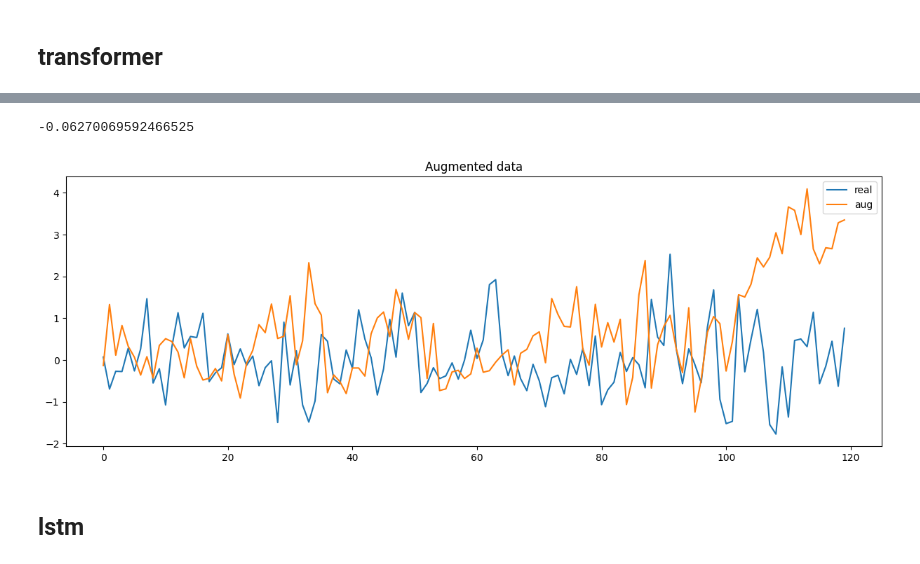
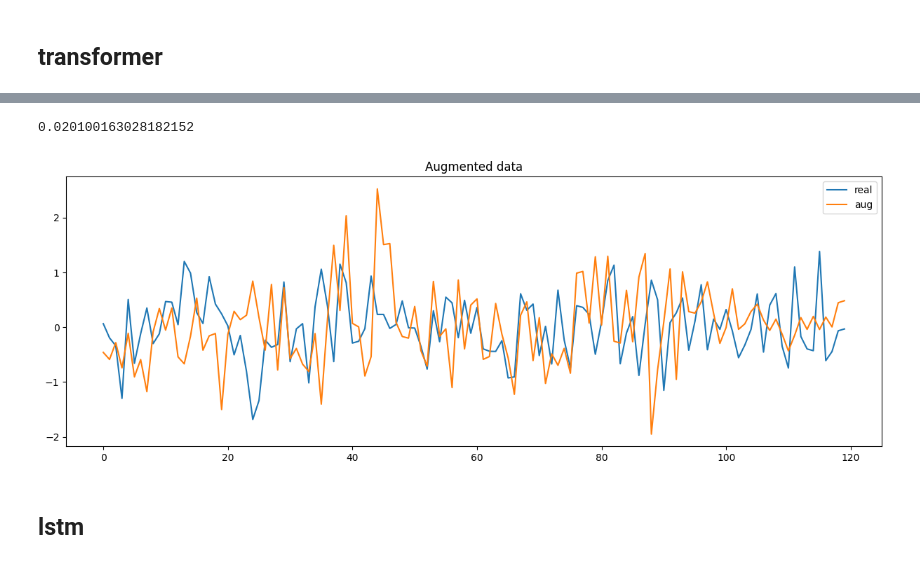
Before and after one commit to myxa/Open_Close_GNN, a Jupyter notebook: aug/notebooks/augmentation_main.ipynb, the cells around one changed output, grey strips where cells are left out. Drawn from its saved outputs; the diff is of its cells as text; code cells hidden in the pictures.

```diff
--- a/aug/notebooks/augmentation_main.ipynb
+++ b/aug/notebooks/augmentation_main.ipynb
@@ -34,12 +50,6 @@ np.random.seed(42)
 # %%
-closed_ihb = np.load('/home/tm/projects/OpenCloseProject/notebooks/closed_ihb.npy')
-opened_ihb = np.load('/home/tm/projects/OpenCloseProject/notebooks/opened_ihb.npy')
-
-#closed_ch = np.load("/home/tm/projects/OpenCloseProject/notebooks/closed_china.npy")
-#opened_ch = np.load("/home/tm/projects/OpenCloseProject/notebooks/opened_china.npy")
-
-#closed = np.concatenate([closed_ch[:, 120:, :], closed_ihb[:, :, :421]])
-#opened = np.concatenate([opened_ch[:, 120:, :], opened_ihb[:, :, :421]])
+closed_ihb = np.load('/data/Projects/OpenCloseIHB/closed_ihb.npy')
+opened_ihb = np.load('/data/Projects/OpenCloseIHB/opened_ihb.npy')
 
 closed = zscore(closed_ihb)
 opened = zscore(opened_ihb)
@@ -47,5 +57,7 @@ opened = zscore(opened_ihb)
 closed = torch.tensor(closed, dtype=torch.float)
 opened = torch.tensor(opened, dtype=torch.float)
 
-closed.shape, opened.shape
+print(closed.shape, opened.shape)
+
+concat = torch.cat([closed, opened])
 # %% [output]
@@ -154,8 +144,21 @@ plot_aug(opened, aug_opened, sub=65, net=1)
+# %%
+augments_per_sample = 1
+
+aug_closed_1 = generate_data(closed, aug_model,
+                           context=context, predict=predict,
+                           augments_per_sample=augments_per_sample)
+
+aug_opened_1 = generate_data(opened, aug_model,
+                           context=context, predict=predict,
+                           augments_per_sample=augments_per_sample)
+
+#torch.save(aug_closed_1, '/data/Projects/fMRI_Augmentations/gen_data/ihb/trans_cl_1.pt')
+#torch.save(aug_opened_1, '/data/Projects/fMRI_Augmentations/gen_data/ihb/trans_op_1.pt')
 # %%
-plot_aug(closed, aug_closed, sub=5, net=1)
+plot_aug(opened, aug_opened_1, sub=65, net=1)
 # %% [output]
--0.06270069592466525
+0.020100163028182152
-[figure, old version]
+[figure, new version]
 # %% [markdown]
 ## lstm
 # %%
```
Also changed, not shown: parts of 83 cells of this notebook, 1 other file.
